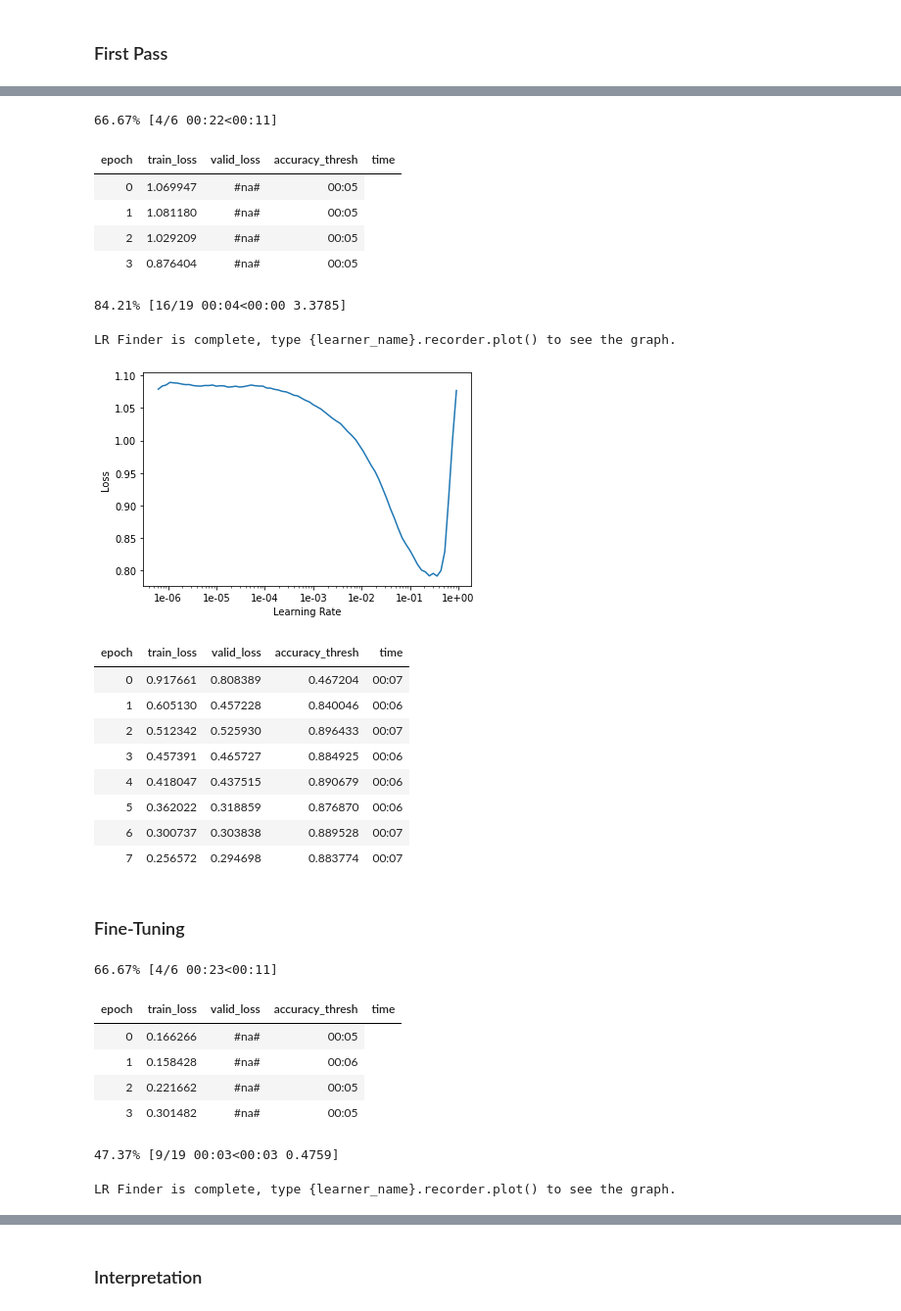
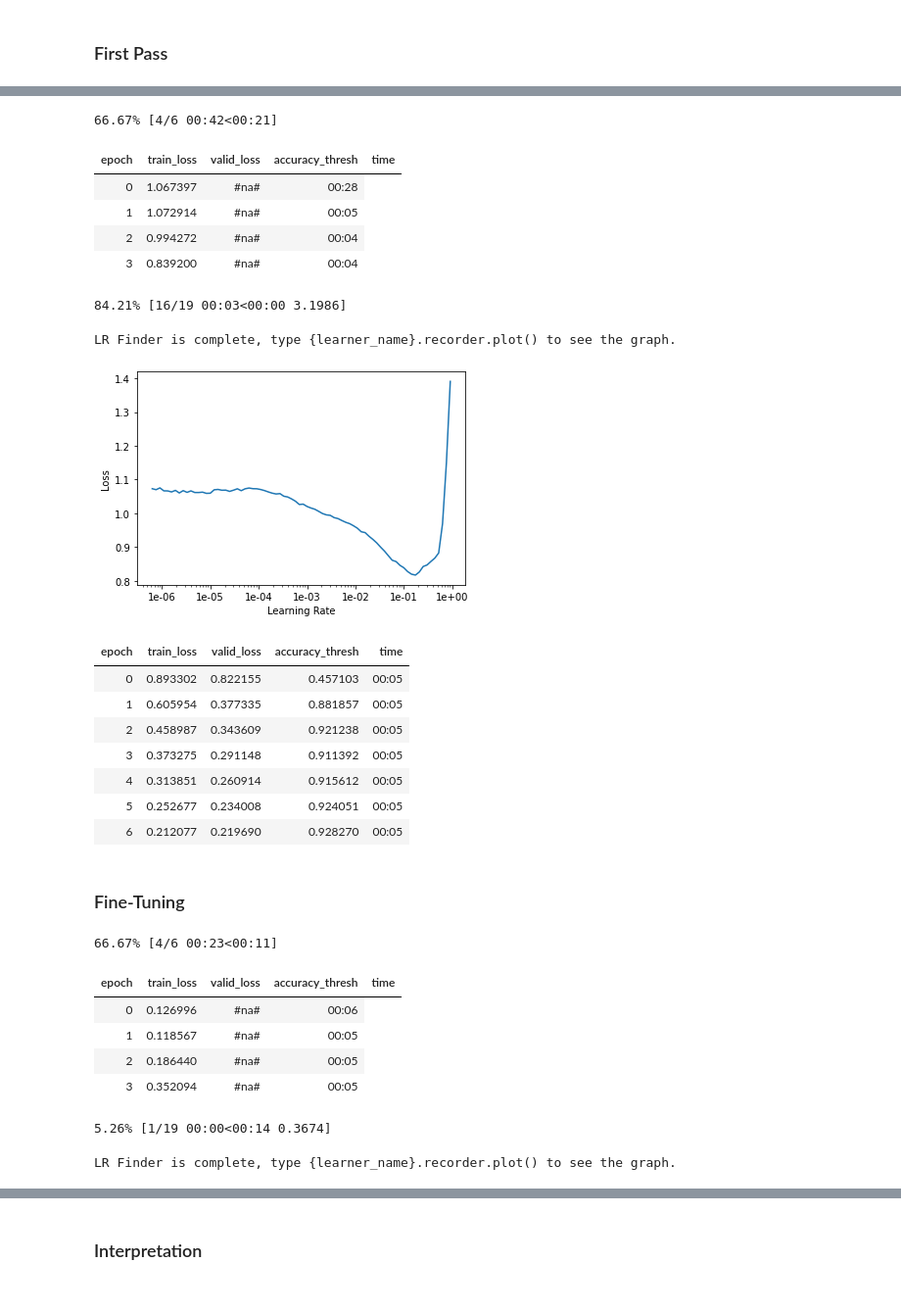
Before and after one commit to knesis/xkcd-labelling, a Jupyter notebook: xkcd-labelling.ipynb, the cells around one changed output, grey strips where cells are left out. Shown: that part at 98% size. Saved outputs shown, nothing was run; the diff lists cells and outputs as text; code cells hidden in the pictures.

```diff
--- a/xkcd-labelling.ipynb
+++ b/xkcd-labelling.ipynb
@@ -15,7 +16,7 @@ warnings.filterwarnings("ignore", category=UserWarning, module="torch.nn.functio
 # %% [markdown]
 ## Creating DataBunch
 # %%
-path= Path('./drive/My Drive/Colab Notebooks/xkcd-labelling/data');
+path= Path('./data');
 path.ls()
 # %% [output]
 [PosixPath('drive/My Drive/Colab Notebooks/xkcd-labelling/data/urls_xkcd.csv'),
@@ -49,32 +52,31 @@ Downloading: "https://download.pytorch.org/models/resnet50-19c8e357.pth" to /roo
 # %%
 learn.lr_find();
 # %% [output]
-66.67% [4/6 00:22<00:11]
+66.67% [4/6 00:42<00:21]
 | epoch | train_loss | valid_loss | accuracy_thresh | time |
-| 0 | 1.069947 | #na# | 00:05 |
-| 1 | 1.081180 | #na# | 00:05 |
-| 2 | 1.029209 | #na# | 00:05 |
-| 3 | 0.876404 | #na# | 00:05 |
+| 0 | 1.067397 | #na# | 00:28 |
+| 1 | 1.072914 | #na# | 00:05 |
+| 2 | 0.994272 | #na# | 00:04 |
+| 3 | 0.839200 | #na# | 00:04 |
-84.21% [16/19 00:04<00:00 3.3785]
+84.21% [16/19 00:03<00:00 3.1986]
 LR Finder is complete, type {learner_name}.recorder.plot() to see the graph.
 # %%
 learn.recorder.plot()
 # %% [output]
-[figure, old version]
+[figure, new version]
 # %%
-lr = 4e-2;
+lr = 3e-2;
 # %%
-learn.fit_one_cycle(8,slice(lr))
+learn.fit_one_cycle(7,slice(lr))
 # %% [output]
 | epoch | train_loss | valid_loss | accuracy_thresh | time |
-| 0 | 0.917661 | 0.808389 | 0.467204 | 00:07 |
-| 1 | 0.605130 | 0.457228 | 0.840046 | 00:06 |
-| 2 | 0.512342 | 0.525930 | 0.896433 | 00:07 |
-| 3 | 0.457391 | 0.465727 | 0.884925 | 00:06 |
-| 4 | 0.418047 | 0.437515 | 0.890679 | 00:06 |
-| 5 | 0.362022 | 0.318859 | 0.876870 | 00:06 |
-| 6 | 0.300737 | 0.303838 | 0.889528 | 00:07 |
-| 7 | 0.256572 | 0.294698 | 0.883774 | 00:07 |
+| 0 | 0.893302 | 0.822155 | 0.457103 | 00:05 |
+| 1 | 0.605954 | 0.377335 | 0.881857 | 00:05 |
+| 2 | 0.458987 | 0.343609 | 0.921238 | 00:05 |
+| 3 | 0.373275 | 0.291148 | 0.911392 | 00:05 |
+| 4 | 0.313851 | 0.260914 | 0.915612 | 00:05 |
+| 5 | 0.252677 | 0.234008 | 0.924051 | 00:05 |
+| 6 | 0.212077 | 0.219690 | 0.928270 | 00:05 |
 # %%
 learn.save('stage-1')
 # %% [markdown]
@@ -87,11 +89,11 @@ learn.lr_find()
 # %% [output]
 66.67% [4/6 00:23<00:11]
 | epoch | train_loss | valid_loss | accuracy_thresh | time |
-| 0 | 0.166266 | #na# | 00:05 |
-| 1 | 0.158428 | #na# | 00:06 |
-| 2 | 0.221662 | #na# | 00:05 |
-| 3 | 0.301482 | #na# | 00:05 |
+| 0 | 0.126996 | #na# | 00:06 |
+| 1 | 0.118567 | #na# | 00:05 |
+| 2 | 0.186440 | #na# | 00:05 |
+| 3 | 0.352094 | #na# | 00:05 |
-47.37% [9/19 00:03<00:03 0.4759]
+5.26% [1/19 00:00<00:14 0.3674]
 LR Finder is complete, type {learner_name}.recorder.plot() to see the graph.
 # %%
 learn.recorder.plot()
```
Also changed, not shown: parts of 10 cells of this notebook, 1 other file.
